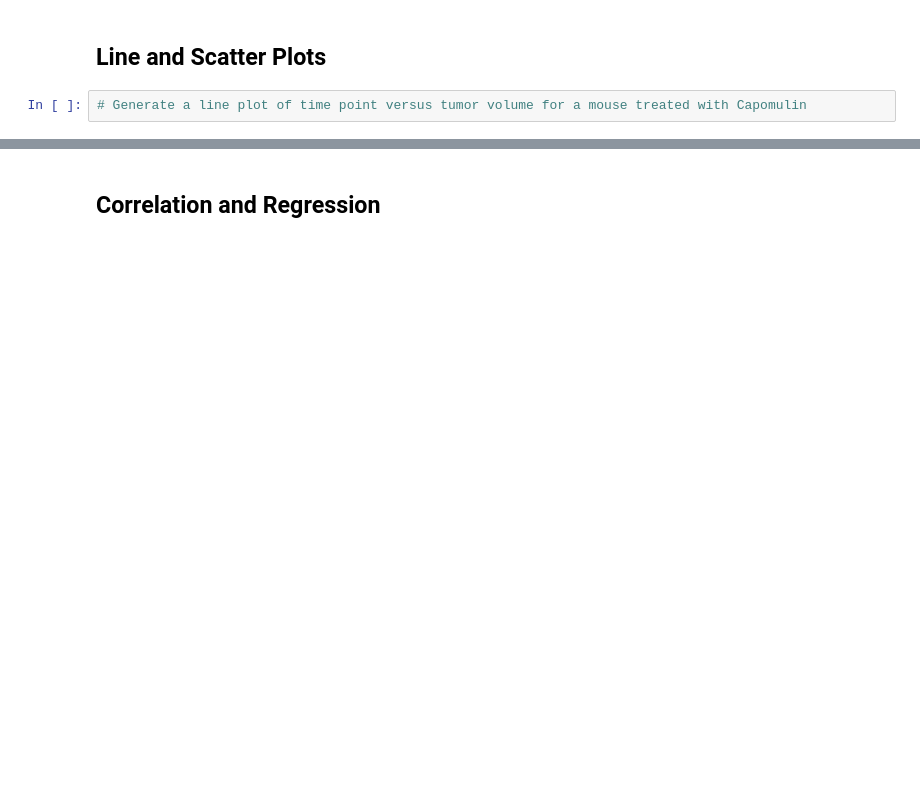
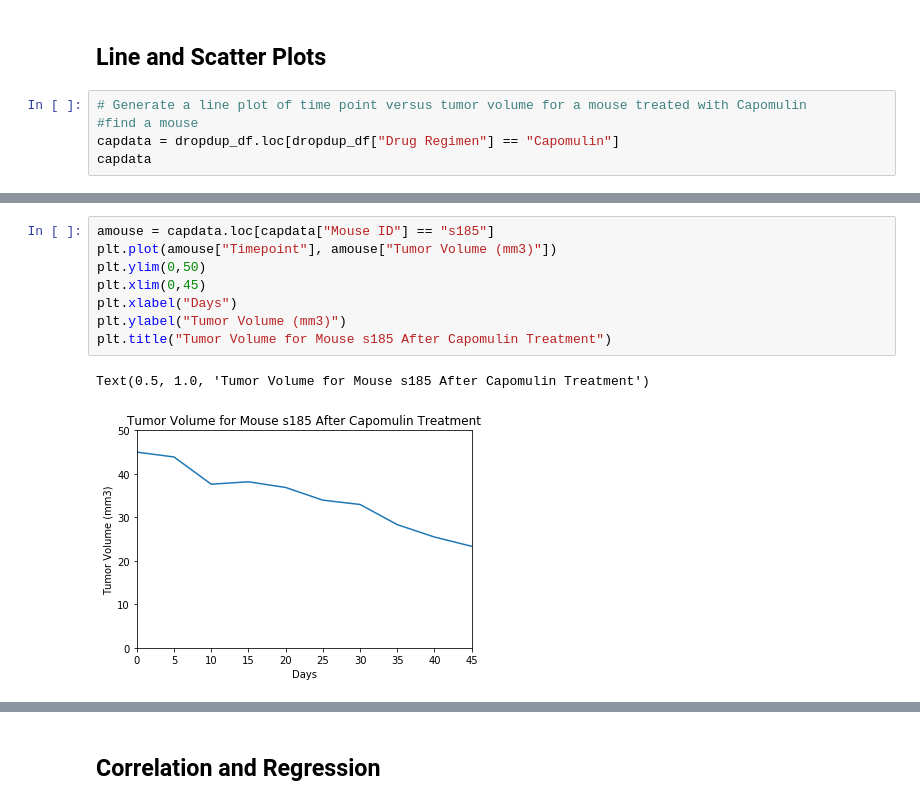
Before and after one commit to UncelSoogar/SMU_Homework, a Jupyter notebook: Submissions/5_Matplotlib/Pymaceuticals/pymaceuticals.ipynb, the cells around one changed output, grey strips where cells are left out. Saved outputs shown, nothing was run; the diff lists cells and outputs as text; blank space fills up the shorter version.

```diff
--- a/Submissions/5_Matplotlib/Pymaceuticals/pymaceuticals.ipynb
+++ b/Submissions/5_Matplotlib/Pymaceuticals/pymaceuticals.ipynb
@@ -198,3 +303,6 @@ Text(0.5, 1.0, 'Mice by Gender')
 ## Line and Scatter Plots
 # %%
 # Generate a line plot of time point versus tumor volume for a mouse treated with Capomulin
+#find a mouse
+capdata = dropdup_df.loc[dropdup_df["Drug Regimen"] == "Capomulin"]
+capdata
@@ -201,2 +323,13 @@ Text(0.5, 1.0, 'Mice by Gender')
+# %%
+amouse = capdata.loc[capdata["Mouse ID"] == "s185"]
+plt.plot(amouse["Timepoint"], amouse["Tumor Volume (mm3)"])
+plt.ylim(0,50)
+plt.xlim(0,45)
+plt.xlabel("Days")
+plt.ylabel("Tumor Volume (mm3)")
+plt.title("Tumor Volume for Mouse s185 After Capomulin Treatment")
+# %% [output]
+Text(0.5, 1.0, 'Tumor Volume for Mouse s185 After Capomulin Treatment')
+[figure, added]
 # %%
 # Generate a scatter plot of mouse weight versus average tumor volume for the Capomulin regimen
```
Also changed, not shown: parts of 14 cells of this notebook.
